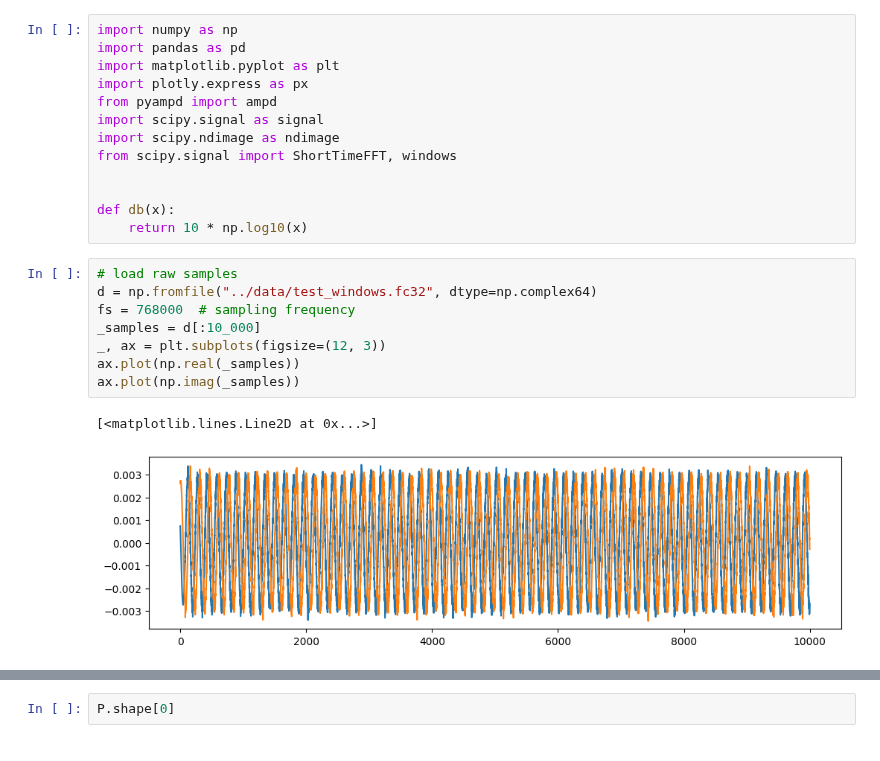
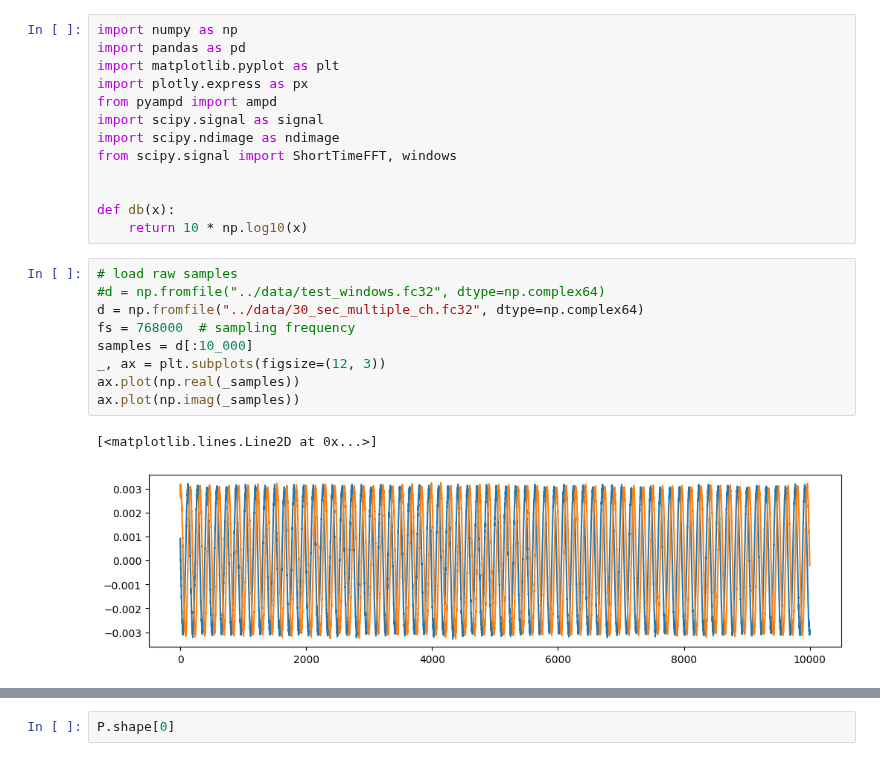
Before and after one commit to bigalnz/test_fft, a Jupyter notebook: notebooks/ig_example.ipynb, the cells around one changed output, grey strips where cells are left out. Drawn from its saved outputs; the diff is of its cells as text.

```diff
--- a/notebooks/ig_example.ipynb
+++ b/notebooks/ig_example.ipynb
@@ -13,15 +13,16 @@ def db(x):
     return 10 * np.log10(x)
 # %%
 # load raw samples
-d = np.fromfile("../data/test_windows.fc32", dtype=np.complex64)
+#d = np.fromfile("../data/test_windows.fc32", dtype=np.complex64)
+d = np.fromfile("../data/30_sec_multiple_ch.fc32", dtype=np.complex64)
 fs = 768000  # sampling frequency
-_samples = d[:10_000]
+samples = d[:10_000]
 _, ax = plt.subplots(figsize=(12, 3))
 ax.plot(np.real(_samples))
 ax.plot(np.imag(_samples))
 # %% [output]
 [<matplotlib.lines.Line2D at 0x...>]
-[figure, old version]
+[figure, new version]
 # %%
 %%time
 # perform FFT over sliding window, and convert to dB
```
Also changed, not shown: parts of 2 cells of this notebook.
